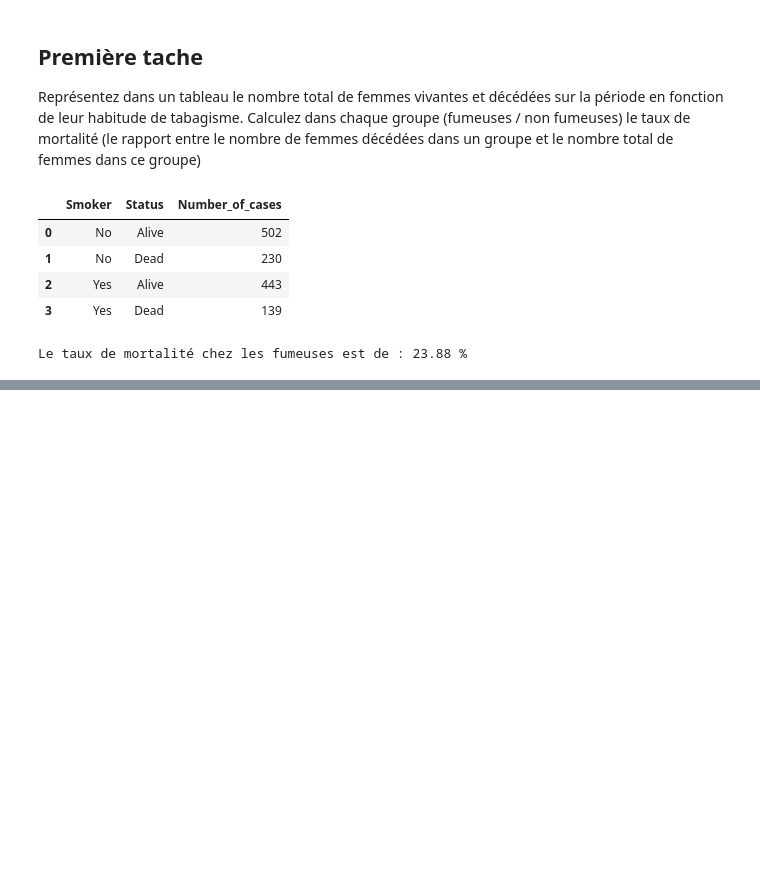
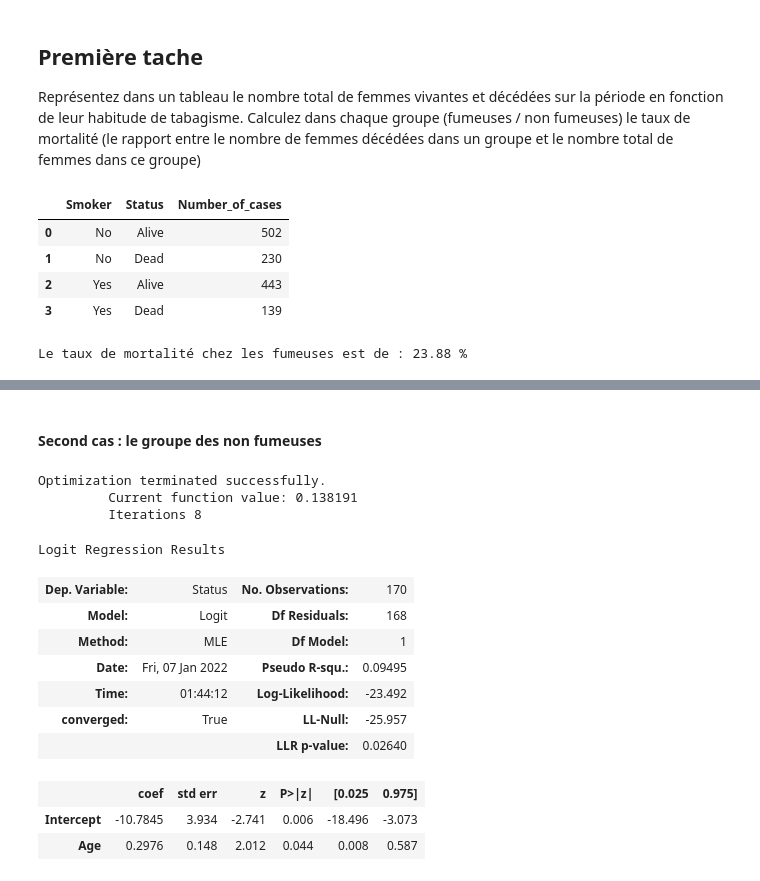
Before and after one commit to bBienky/MoSIG-SMPE-2021, a Jupyter notebook: Paradoxe de Simpson.ipynb, the cells around one changed output, grey strips where cells are left out. Saved outputs shown, nothing was run; the diff lists cells and outputs as text; code cells hidden in the pictures; blank space fills up the shorter version.

```diff
--- a/Paradoxe de Simpson.ipynb
+++ b/Paradoxe de Simpson.ipynb
@@ -58,0 +192,20 @@ Le taux de mortalité chez les fumeuses est de : 31.42 %
+# %% [markdown]
+#### Second cas : le groupe des non fumeuses
+# %%
+log_reg2 = smf.logit(formula = "Status ~ Age", data = nosmoke_group).fit()
+log_reg2.summary()
+# %% [output]
+Optimization terminated successfully.
+         Current function value: 0.138191
+         Iterations 8
+Logit Regression Results
+| Dep. Variable: | Status | No. Observations: | 170 |
+| Model: | Logit | Df Residuals: | 168 |
+| Method: | MLE | Df Model: | 1 |
+| Date: | Fri, 07 Jan 2022 | Pseudo R-squ.: | 0.09495 |
+| Time: | 01:44:12 | Log-Likelihood: | -23.492 |
+| converged: | True | LL-Null: | -25.957 |
+|  |  | LLR p-value: | 0.02640 |
+|  | coef | std err | z | P>|z| | [0.025 | 0.975] |
+| Intercept | -10.7845 | 3.934 | -2.741 | 0.006 | -18.496 | -3.073 |
+| Age | 0.2976 | 0.148 | 2.012 | 0.044 | 0.008 | 0.587 |
```
Also changed, not shown: parts of 23 cells of this notebook, 1 other file.
